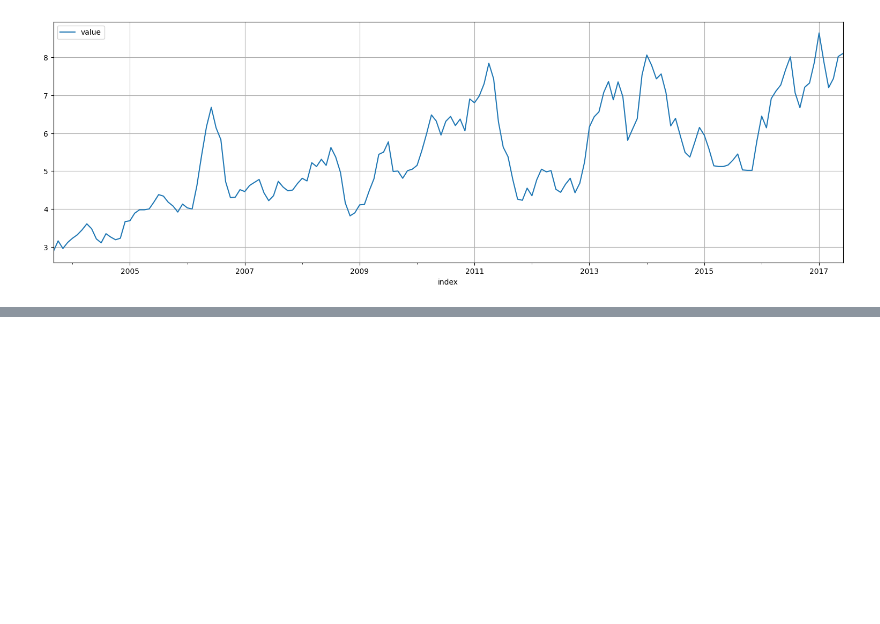
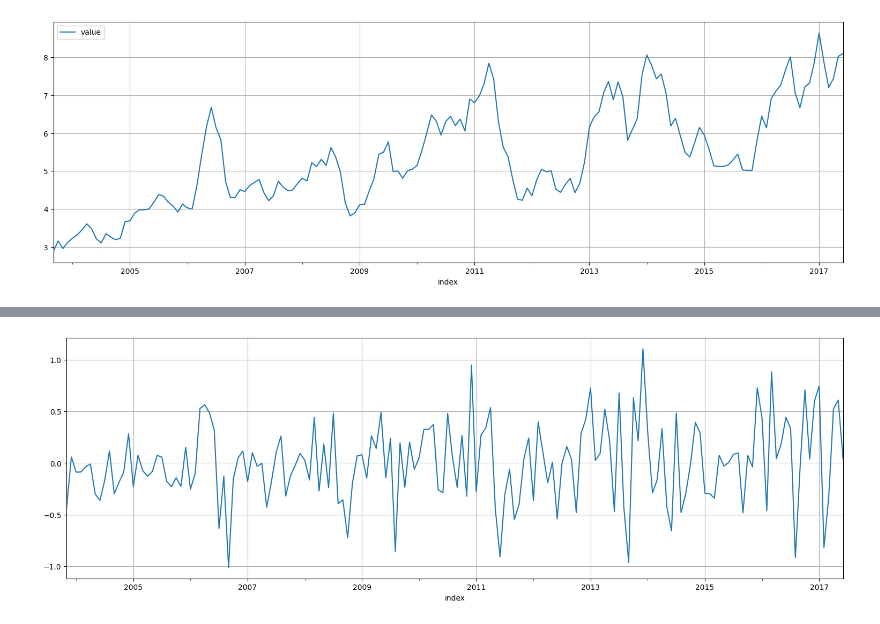
Before and after one commit to aferragu/curso_series_temporales, a Jupyter notebook: 3- Modelos ARMA y ARIMA/Modelos autorregresivos y autocorrelacion parcial.ipynb, the cells around one changed output, grey strips where cells are left out. Saved outputs shown, nothing was run; the diff lists cells and outputs as text; code cells hidden in the pictures; blank space fills up the shorter version.

```diff
--- a/3- Modelos ARMA y ARIMA/Modelos autorregresivos y autocorrelacion parcial.ipynb
+++ b/3- Modelos ARMA y ARIMA/Modelos autorregresivos y autocorrelacion parcial.ipynb
@@ -669,0 +693,8 @@ salmon.plot();
+# %%
+#Estimo los coeficientes por regresión en salmon
+data = pd.concat([salmon, salmon.shift(1),salmon.shift(2) ], axis=1).dropna()
+data.columns = ["x", "xL1","xL2"]
+#Ajusto
+fit = ols("x ~ xL1+xL2", data=data).fit()
+residuo=fit.resid
+fit.summary() #el coef. hallado es la correlación de xt y xt-1, es decir acf(1)
@@ -669,0 +722,4 @@ salmon.plot();
+# %%
+residuo.plot();
+# %% [output]
+[figure, added]
```
Also changed, not shown: parts of 47 cells of this notebook.
